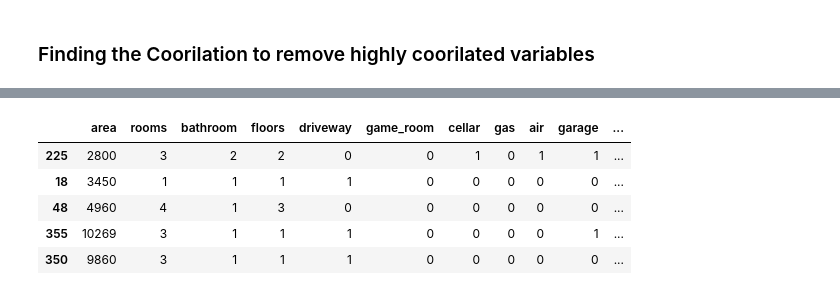
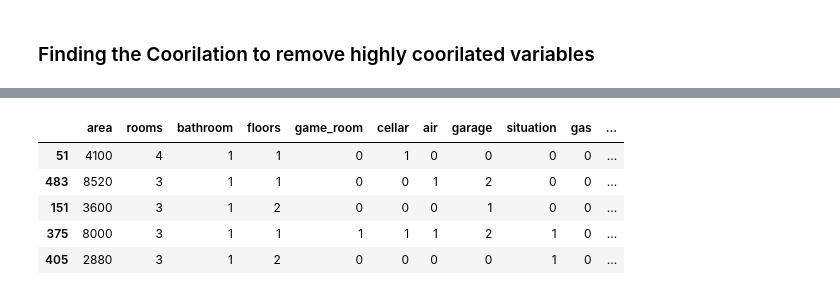
Before and after one commit to melwinmpk/python_datascience, a Jupyter notebook: ML/Regression_Analysis_Assignment.ipynb, the cells around one changed output, grey strips where cells are left out. Saved outputs shown, nothing was run; the diff lists cells and outputs as text; code cells hidden in the pictures.

```diff
--- a/ML/Regression_Analysis_Assignment.ipynb
+++ b/ML/Regression_Analysis_Assignment.ipynb
@@ -172,6 +186,19 @@ lm = LinearRegression()
 # %%
+# We now instatiate a Linear Regression object
+lm = LinearRegression()
 # let's do the split of the dataset
 house.columns
-X = house[['area', 'rooms', 'bathroom', 'floors', 'driveway', 'game_room',
-       'cellar', 'gas', 'air', 'garage', 'situation']]
+X = house[['area', 'rooms', 'bathroom', 'floors', 'game_room',
+       'cellar', 'air', 'garage', 'situation','gas',  'driveway']] #
 y = house['price']
+X_train, X_test, y_train, y_test = train_test_split( X, y, test_size=0.2, random_state=303) #303
+## Let's chec the head of some of these splits
+X_test.head()
+# We see that they are randomly selected
+# %% [output]
+|  | area | rooms | bathroom | floors | game_room | cellar | air | garage | situation | gas | ... |
+| 51 | 4100 | 4 | 1 | 1 | 0 | 1 | 0 | 0 | 0 | 0 | ... |
+| 483 | 8520 | 3 | 1 | 1 | 0 | 0 | 1 | 2 | 0 | 0 | ... |
+| 151 | 3600 | 3 | 1 | 2 | 0 | 0 | 0 | 1 | 0 | 0 | ... |
+| 375 | 8000 | 3 | 1 | 1 | 1 | 1 | 1 | 2 | 1 | 0 | ... |
+| 405 | 2880 | 3 | 1 | 2 | 0 | 0 | 0 | 0 | 1 | 0 | ... |
@@ -180,11 +204,0 @@ X_train, X_test, y_train, y_test = train_test_split( X, y, test_size=0.3, random
-# %%
-## Let's chec the head of some of these splits
-X_test.head()
-# We see that they are randomly selected
-# %% [output]
-|  | area | rooms | bathroom | floors | driveway | game_room | cellar | gas | air | garage | ... |
-| 225 | 2800 | 3 | 2 | 2 | 0 | 0 | 1 | 0 | 1 | 1 | ... |
-| 18 | 3450 | 1 | 1 | 1 | 1 | 0 | 0 | 0 | 0 | 0 | ... |
-| 48 | 4960 | 4 | 1 | 3 | 0 | 0 | 0 | 0 | 0 | 0 | ... |
-| 355 | 10269 | 3 | 1 | 1 | 1 | 0 | 0 | 0 | 0 | 1 | ... |
-| 350 | 9860 | 3 | 1 | 1 | 1 | 0 | 0 | 0 | 0 | 0 | ... |
```
Also changed, not shown: parts of 29 cells of this notebook, 1 other file.
